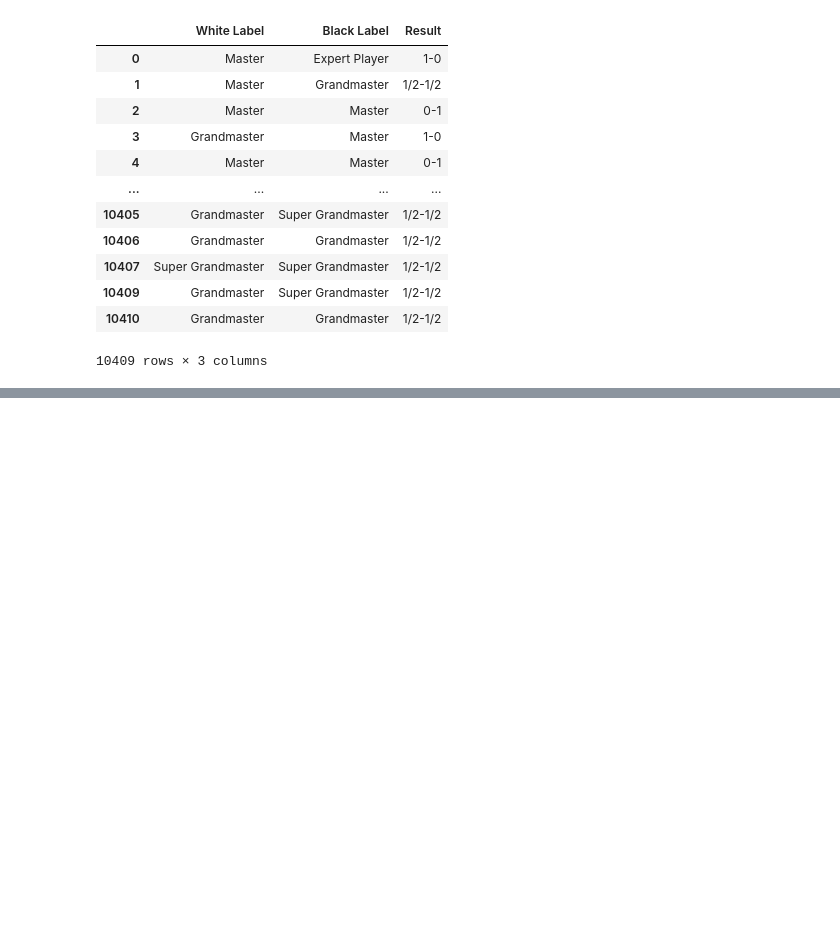
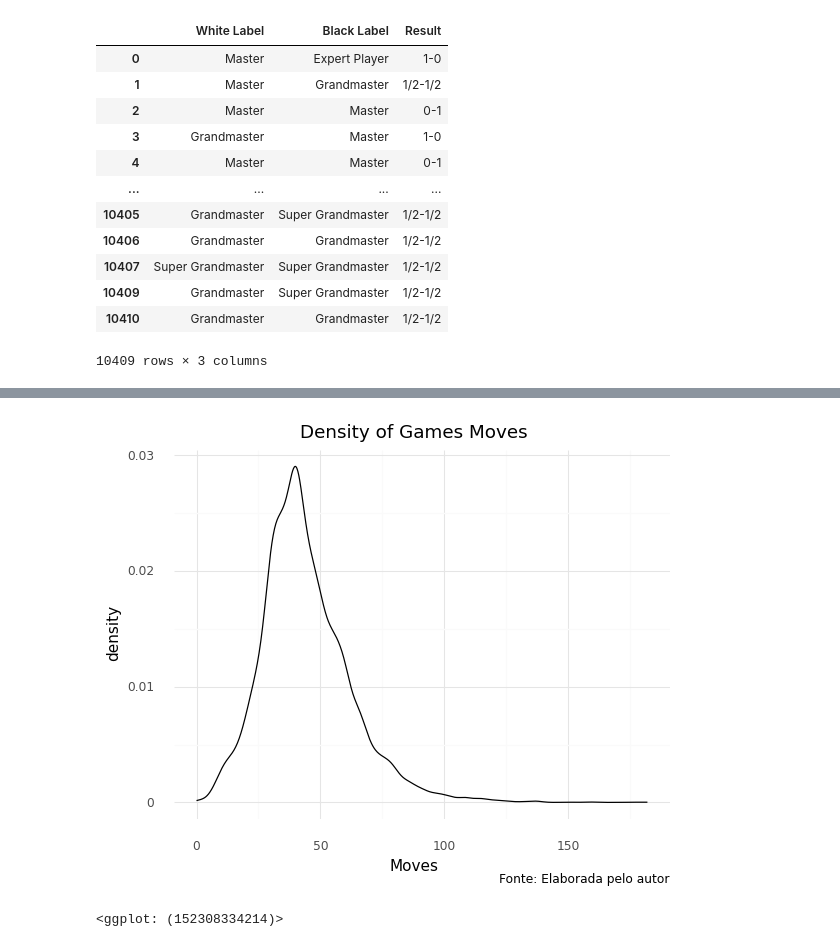
Before and after one commit to VitorRussomanoCGCOMPASS/Notes, a Jupyter notebook: APS - DataScience Py/aps.ipynb, the cells around one changed output, grey strips where cells are left out. Saved outputs shown, nothing was run; the diff lists cells and outputs as text; code cells hidden in the pictures; blank space fills up the shorter version.

```diff
--- a/APS - DataScience Py/aps.ipynb
+++ b/APS - DataScience Py/aps.ipynb
@@ -95,0 +157,10 @@ data[['White Label','Black Label','Result']]
+# %%
+(
+    ggplot(data, aes(x="Moves"))
+    + geom_density(alpha=0.1)
+    + theme_minimal()
+    + labs(title="Density of Games Moves", caption="Fonte: Elaborada pelo autor")
+)
+# %% [output]
+[figure, added]
+<ggplot: (152308334214)>
```
Also changed, not shown: parts of 23 cells of this notebook, 7 other files.
